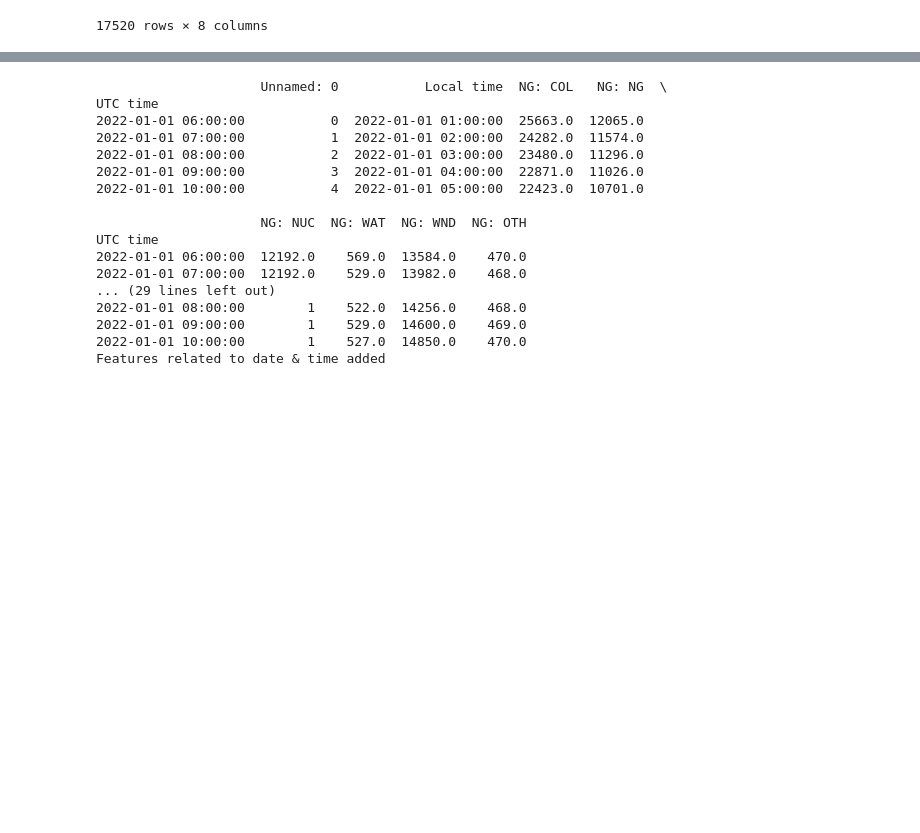
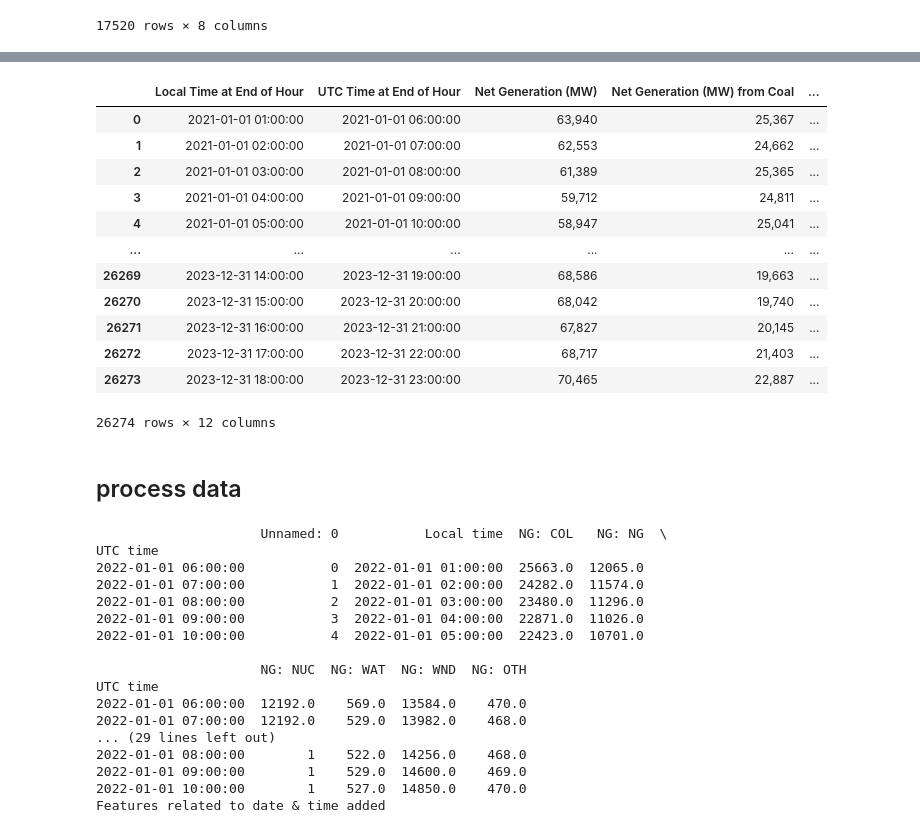
Before and after one commit to linusrd/GhostPostCC, a Jupyter notebook: 03_preprocess_electricity.ipynb, the cells around one changed output, grey strips where cells are left out. Drawn from its saved outputs; the diff is of its cells as text; code cells hidden in the pictures; blank space fills up the shorter version.

```diff
--- a/03_preprocess_electricity.ipynb
+++ b/03_preprocess_electricity.ipynb
@@ -141,3 +243,21 @@ data.to_csv('data/electricity_cleaned.csv')
+# %%
+dataset[dataset['UTC Time at End of Hour']<'2024-01-01']
+# %% [output]
+|  | Local Time at End of Hour | UTC Time at End of Hour | Net Generation (MW) | Net Generation (MW) from Coal | ... |
+| 0 | 2021-01-01 01:00:00 | 2021-01-01 06:00:00 | 63,940 | 25,367 | ... |
+| 1 | 2021-01-01 02:00:00 | 2021-01-01 07:00:00 | 62,553 | 24,662 | ... |
+| 2 | 2021-01-01 03:00:00 | 2021-01-01 08:00:00 | 61,389 | 25,365 | ... |
+| 3 | 2021-01-01 04:00:00 | 2021-01-01 09:00:00 | 59,712 | 24,811 | ... |
+| 4 | 2021-01-01 05:00:00 | 2021-01-01 10:00:00 | 58,947 | 25,041 | ... |
+| ... | ... | ... | ... | ... | ... |
+| 26269 | 2023-12-31 14:00:00 | 2023-12-31 19:00:00 | 68,586 | 19,663 | ... |
+| 26270 | 2023-12-31 15:00:00 | 2023-12-31 20:00:00 | 68,042 | 19,740 | ... |
+| 26271 | 2023-12-31 16:00:00 | 2023-12-31 21:00:00 | 67,827 | 20,145 | ... |
+| 26272 | 2023-12-31 17:00:00 | 2023-12-31 22:00:00 | 68,717 | 21,403 | ... |
+| 26273 | 2023-12-31 18:00:00 | 2023-12-31 23:00:00 | 70,465 | 22,887 | ... |
+26274 rows × 12 columns
+# %% [markdown]
+## process data
 # %%
 source = 'coal'
 IN_FILE_NAME = "data/electricity_cleaned.csv"
```
Also changed, not shown: parts of 16 cells of this notebook, 8 other files.
